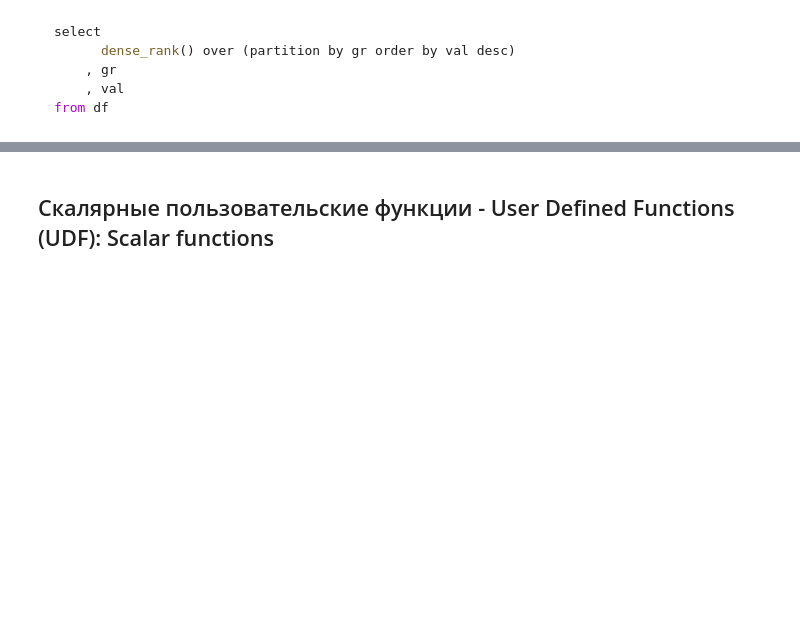
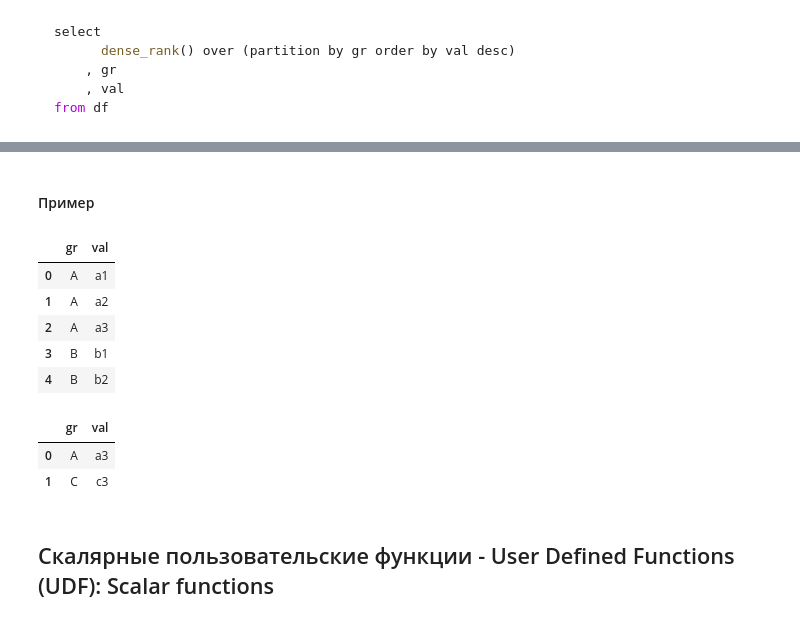
Before and after one commit to Saxsafon/Analysis, a Jupyter notebook: Processing/SQL/Concepts.ipynb, the cells around one changed output, grey strips where cells are left out. Saved outputs shown, nothing was run; the diff lists cells and outputs as text; code cells hidden in the pictures; blank space fills up the shorter version.

```diff
--- a/Processing/SQL/Concepts.ipynb
+++ b/Processing/SQL/Concepts.ipynb
@@ -617,3 +647,43 @@ from df
+# %% [markdown]
+#### Пример
+# %%
+data = pd.DataFrame({
+    'gr': ['A', 'A', 'A', 'B', 'B', 'C', 'C', 'C'],
+    'val': ['a1','a2', 'a3', 'b1', 'b2', 'c1', 'c2', 'c3'],
+})
+
+data.head()
+# %% [output]
+|  | gr | val |
+| 0 | A | a1 |
+| 1 | A | a2 |
+| 2 | A | a3 |
+| 3 | B | b1 |
+| 4 | B | b2 |
+# %%
+n = 3
+
+query = f"""
+
+select
+    gr, val
+from (
+    select
+          gr
+        , row_number() over (partition by gr) as row_number
+        , val
+    FROM data
+)
+where row_number = {n}
+
+"""
+
+pysqldf = lambda q: sqldf(q, globals())
+pysqldf(query)
+# %% [output]
+|  | gr | val |
+| 0 | A | a3 |
+| 1 | C | c3 |
 # %% [markdown]
 ## Скалярные пользовательские функции - User Defined Functions (UDF): Scalar functions
 # %% [markdown]
```
Also changed, not shown: parts of 7 cells of this notebook.
